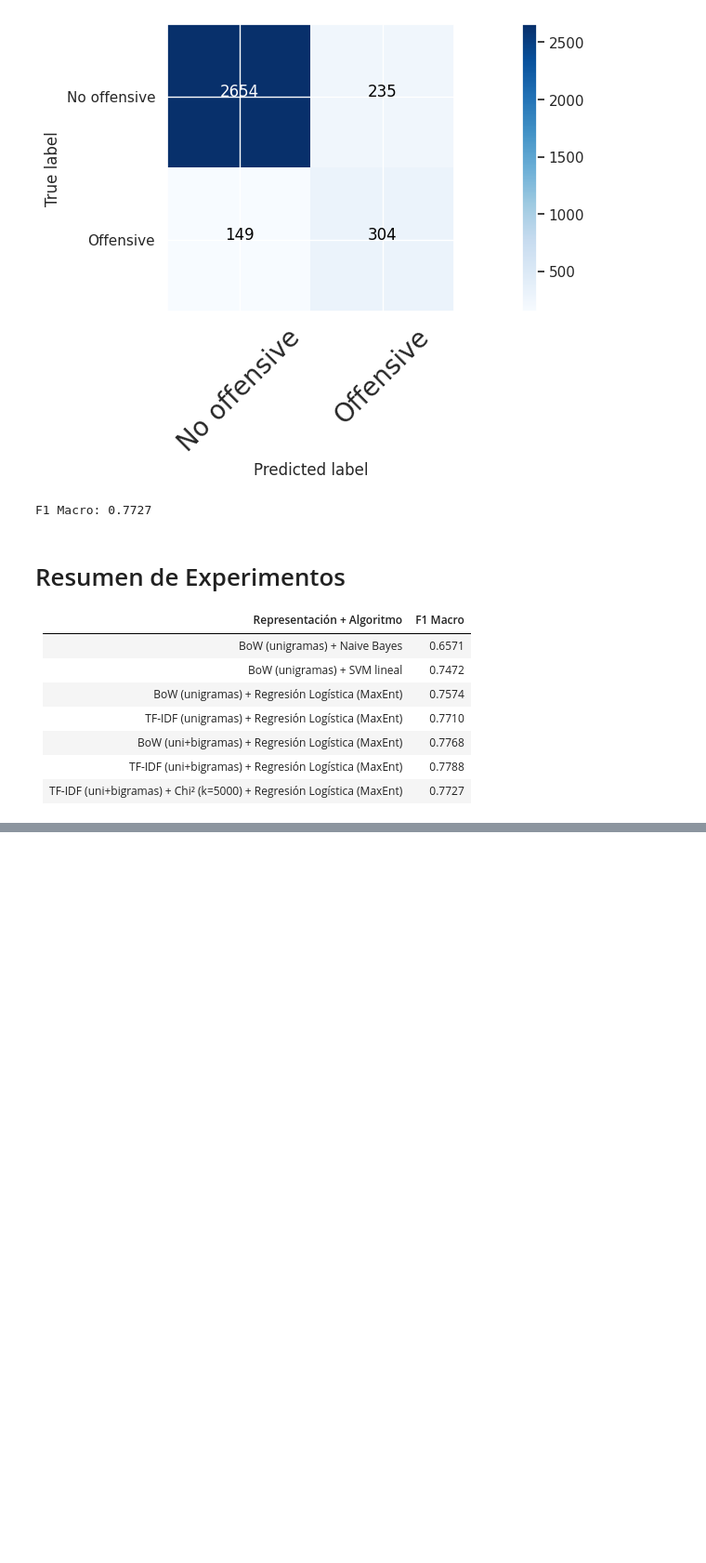
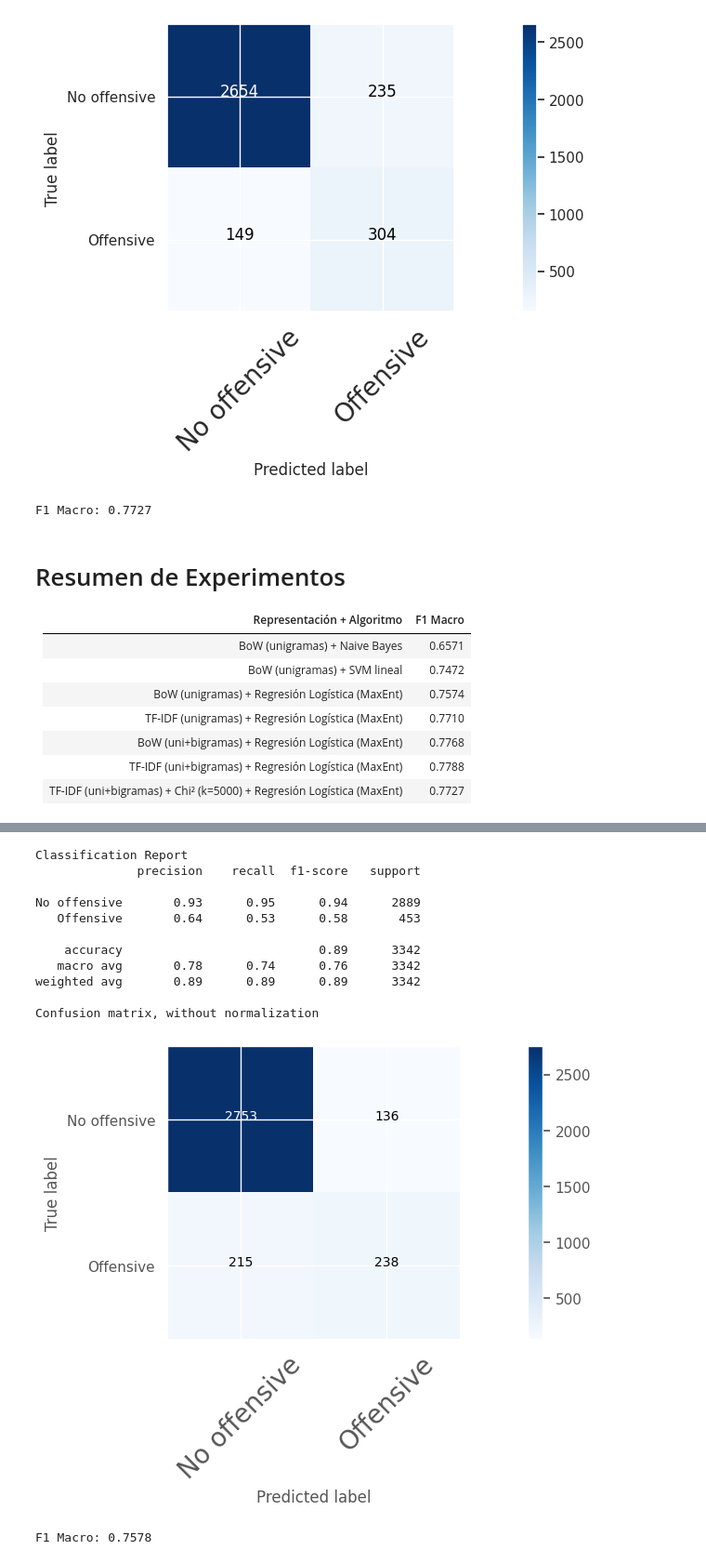
Before and after one commit to jeferal/nn_notebooks, a Jupyter notebook: final/intro_ml.ipynb, the cells around one changed output, grey strips where cells are left out. Shown at 93% size. Saved outputs shown, nothing was run; the diff lists cells and outputs as text; code cells hidden in the pictures; blank space fills up the shorter version.

```diff
--- a/final/intro_ml.ipynb
+++ b/final/intro_ml.ipynb
@@ -977,0 +1437,16 @@ F1 Macro: 0.7727
+# %%
+y_pred = evaluate_pytorch_model(model, test_text_tfidf_features, Y_test, le, target_labels, device)
+# %% [output]
+Classification Report
+              precision    recall  f1-score   support
+
+No offensive       0.93      0.95      0.94      2889
+   Offensive       0.64      0.53      0.58       453
+
+    accuracy                           0.89      3342
+   macro avg       0.78      0.74      0.76      3342
+weighted avg       0.89      0.89      0.89      3342
+
+Confusion matrix, without normalization
+[figure, added]
+F1 Macro: 0.7578
```
Also changed, not shown: parts of 13 cells of this notebook.
